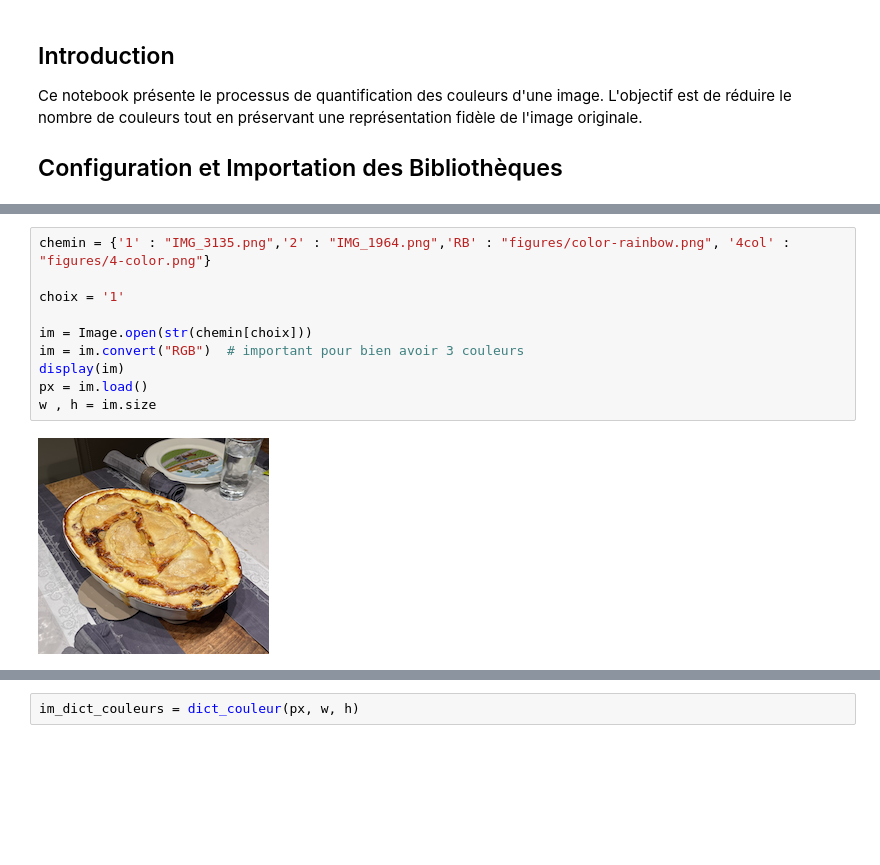
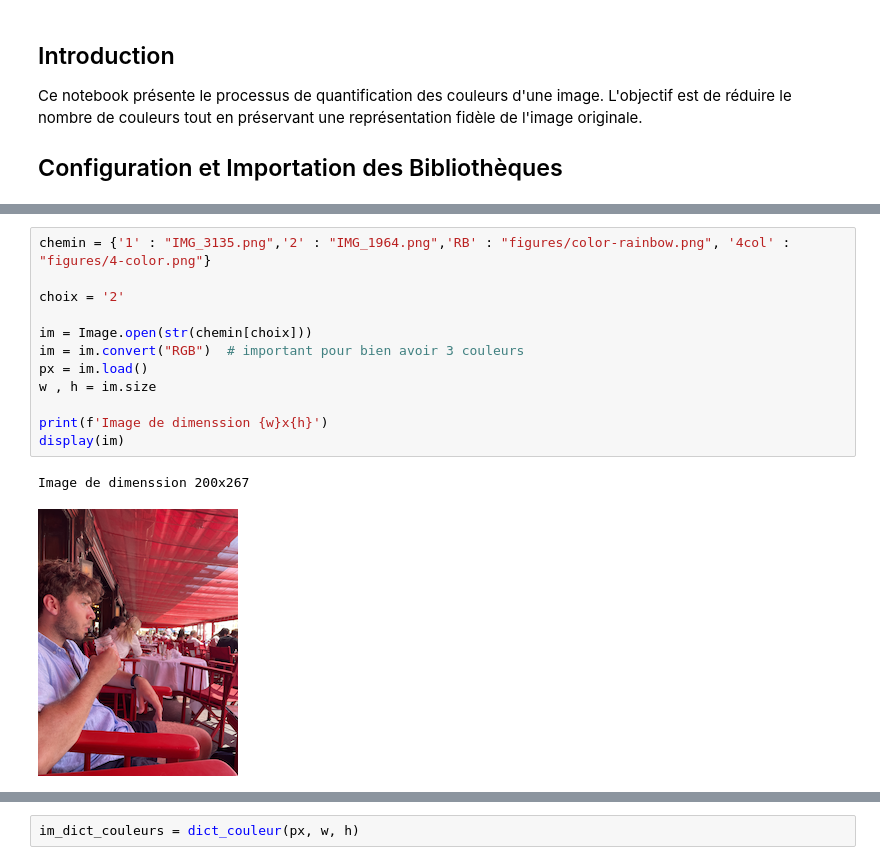
Before and after one commit to Augcop29/TD-Info-D-B, a Jupyter notebook: TD5/Rendu.ipynb, the cells around one changed output, grey strips where cells are left out. Cells and saved outputs as stored; diff of their text form; blank space fills up the shorter version.

```diff
--- a/TD5/Rendu.ipynb
+++ b/TD5/Rendu.ipynb
@@ -48,12 +68,15 @@ Le dictionnaire chemin permet de changer rapidement l'image d'interet :
 # %%
 chemin = {'1' : "IMG_3135.png",'2' : "IMG_1964.png",'RB' : "figures/color-rainbow.png", '4col' : "figures/4-color.png"}
 
-choix = '1'
+choix = '2'
 
 im = Image.open(str(chemin[choix]))
 im = im.convert("RGB")  # important pour bien avoir 3 couleurs
-display(im)
 px = im.load()
 w , h = im.size
+
+print(f'Image de dimenssion {w}x{h}')
+display(im)
 # %% [output]
+Image de dimenssion 200x267
-[figure, old version]
+[figure, new version]
```
Also changed, not shown: parts of 44 cells of this notebook, 1 other file.
